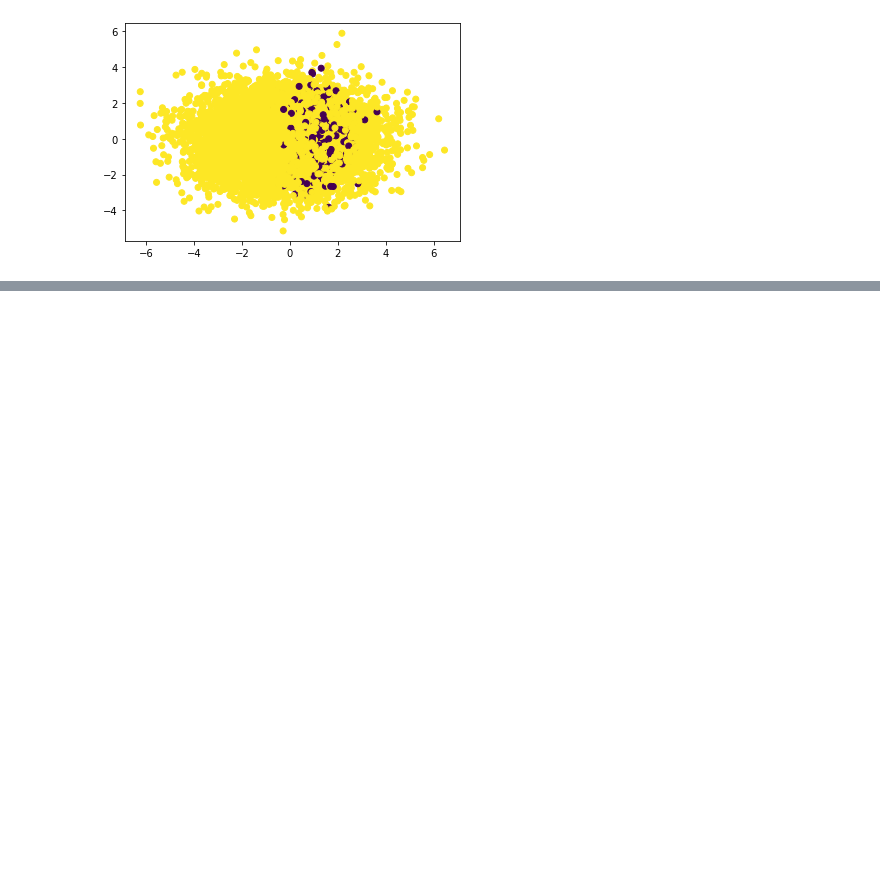
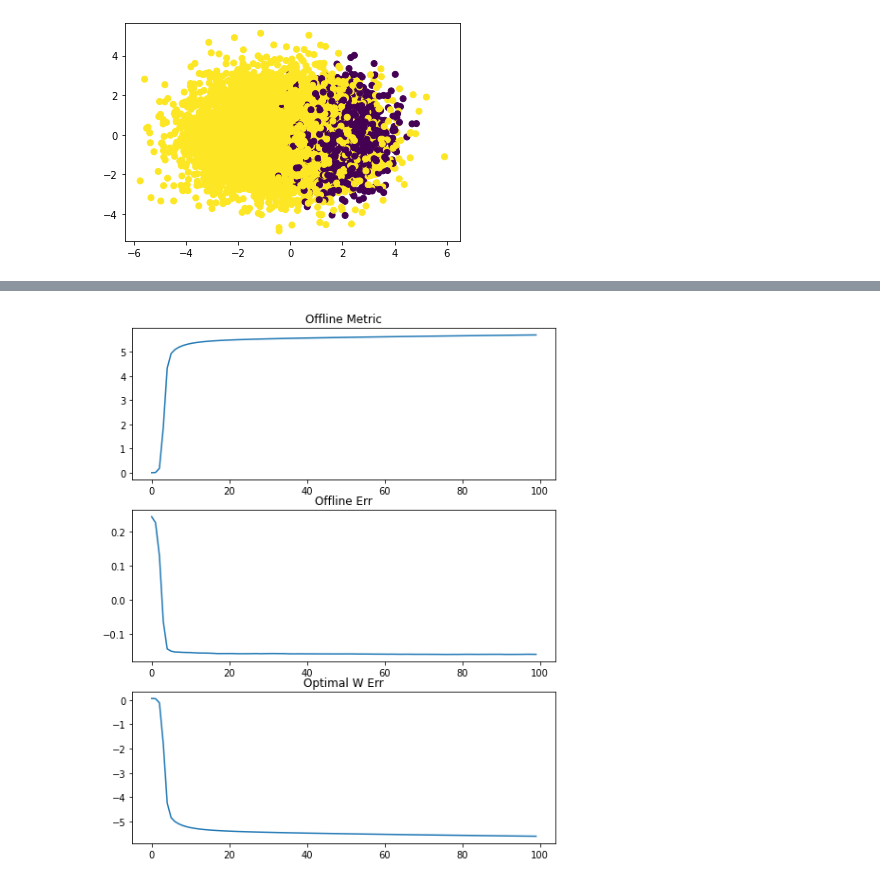
Before and after one commit to flatironinstitute/bio-lda, a Jupyter notebook: LDA.ipynb, the cells around one changed output, grey strips where cells are left out. Drawn from its saved outputs; the diff is of its cells as text; code cells hidden in the pictures; blank space fills up the shorter version.

```diff
--- a/LDA.ipynb
+++ b/LDA.ipynb
@@ -247,2 +227,0 @@ plt.show()
-# %%
-true_lda_score = max((np.sum(y_[y == 1] > 0) + np.sum(y_[y == 0] < 0)), (np.sum(y_[y == 0] > 0) + np.sum(y_[y == 1] < 0)) )/10000
@@ -346,8 +227,0 @@ SW = cov_tot
-# %%
-from sklearn.discriminant_analysis import LinearDiscriminantAnalysis
-clf = LinearDiscriminantAnalysis()
-clf.fit(X,y)
-y_ = clf.transform(X)
-plt.scatter( y_,np.zeros(y_.shape), c = y)
-plt.show()
-true_lda_score = max((np.sum(y_[y == 1] > 0) + np.sum(y_[y == 0] < 0)), (np.sum(y_[y == 0] > 0) + np.sum(y_[y == 1] < 0)) )/10000
@@ -355,0 +228,10 @@ true_lda_score = max((np.sum(y_[y == 1] > 0) + np.sum(y_[y == 0] < 0)), (np.sum(
+# %%
+fig, axs = plt.subplots(3,1, figsize=(8,10))
+
+axs[0].plot(metric)
+axs[0].set_title("Offline Metric")
+axs[1].plot(err)
+axs[1].set_title("Offline Err")
+axs[2].plot(optimal)
+axs[2].set_title("Optimal W Err")
+plt.show()
@@ -382,43 +266,10 @@ from sklearn.datasets import make_classification
 
 errs = []
 
+
 LDAs = []
-for i in range(1):
-    X, y = make_classification(n_samples=10000, n_features=500,class_sep=0.6, n_clusters_per_class=1, n_classes=2)
 
-    """
-    X1 = X[y == 0]
-    X2 = X[y == 1]
-    mean1 = X1.mean(0)
-    mean2 = X2.mean(0)
-    mean_diff = np.atleast_1d(mean1 - mean2)
-    cov1 = calculate_covariance_matrix(X1)
-    cov2 = calculate_covariance_matrix(X2)
-    cov_tot = cov1 + cov2
-
-    """
-    X1 = X[y == 0]
-    X2 = X[y == 1]
-    mean1 = X1.mean(0)
-    mean2 = X2.mean(0)
-    cov1 = calculate_covariance_matrix(X1)
-    cov2 = calculate_covariance_matrix(X2)
-    cov_tot = cov1 + cov2
-
-    #mean1 =  np.zeros(500)
-    #cov1 = sklearn.datasets.make_spd_matrix(500)
-    X1 = np.random.multivariate_normal(mean1, cov1, 1000)
-    #mean2 =  np.zeros(500) + 0.2
-    #cov2 = sklearn.datasets.make_spd_matrix(500)
-    X2 = np.random.multivariate_normal(mean2, cov2, 9000)
-
-    X = np.concatenate((X1,X2))
-    y = np.zeros(10000)
-    y[1000:] = 1
-
-    idx = np.random.permutation(len(X))
-    X, y  = X[idx], y[idx]
-
+for lr in [1e-5]:
 
     from sklearn.decomposition import PCA
 
@@ -428,33 +279,49 @@ for i in range(1):
     plt.show()
 
     pca = PCA(n_components=1)
     PCA_1X = pca.fit_transform(X)
     plt.scatter(PCA_1X, np.zeros(PCA_1X.shape), c = y)
     plt.show()
 
     clf = LinearDiscriminantAnalysis()
     clf.fit(X,y)
     y_ = clf.transform(X)
     true_lda_score = max((np.sum(y_[y == 1] > 0) + np.sum(y_[y == 0] < 0)), (np.sum(y_[y == 0] > 0) + np.sum(y_[y == 1] < 0)) )/10000
     LDA = Online_LDA(1, 500)
 
-    n_epoch = 25
+    n_epoch = 100
     err = []
+    metric = []
+    optimal = []
 
     for n_e in range(n_epoch):
         for count, x in enumerate(X):
             if y[count] == 0:
                 r = 1
                 s = 0
             else:
                 r = 0
                 s = 1
             LDA.fit_next(x, r, s)
         Y = LDA.w.T.dot(X.T)
         err.append(true_lda_score - max((np.sum(Y[y == 1] > 0) + np.sum(Y[y == 0] < 0)), (np.sum(Y[y == 0] > 0) + np.sum(Y[y == 1] < 0)) )/10000)
+        metric.append(((LDA.w.T@(mean1-mean2))**2/(LDA.w.T@cov_tot@LDA.w)).item())
+        optimal_W = np.linalg.inv(cov_tot)@(mean1-mean2)
+        optimal.append(
+            ((optimal_W.T@(mean1-mean2))**2/(optimal_W.T@cov_tot@optimal_W)).item() -
+            ((LDA.w.T@(mean1-mean2))**2/(LDA.w.T@cov_tot@LDA.w)).item())
+    print(err[-1])
+    fig, axs = plt.subplots(3,1, figsize=(8,10))
 
-    print(err[-1])
+    axs[0].plot(metric)
+    axs[0].set_title("Offline Metric")
+    axs[1].plot(err)
+    axs[1].set_title("Offline Err")
+    axs[2].plot(optimal)
+    axs[2].set_title("Optimal W Err")
+    plt.show()
+
     errs.append(err[-1])
     LDAs.append(LDA)
 # %% [output]
-[figure, old version]
+[figure, new version]
@@ -462,0 +330 @@ for i in range(1):
+[figure, added]
```
Also changed, not shown: parts of 25 cells of this notebook.
